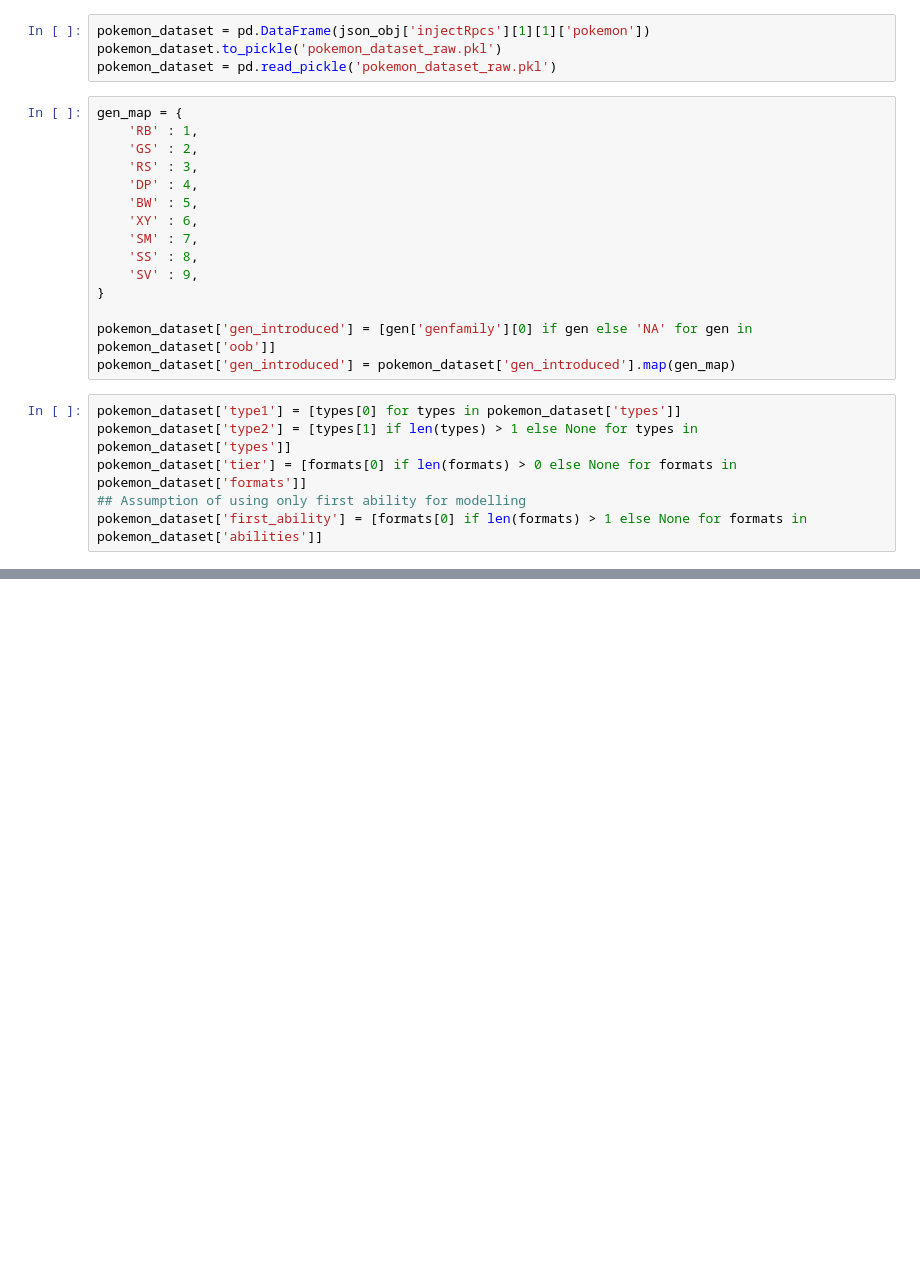
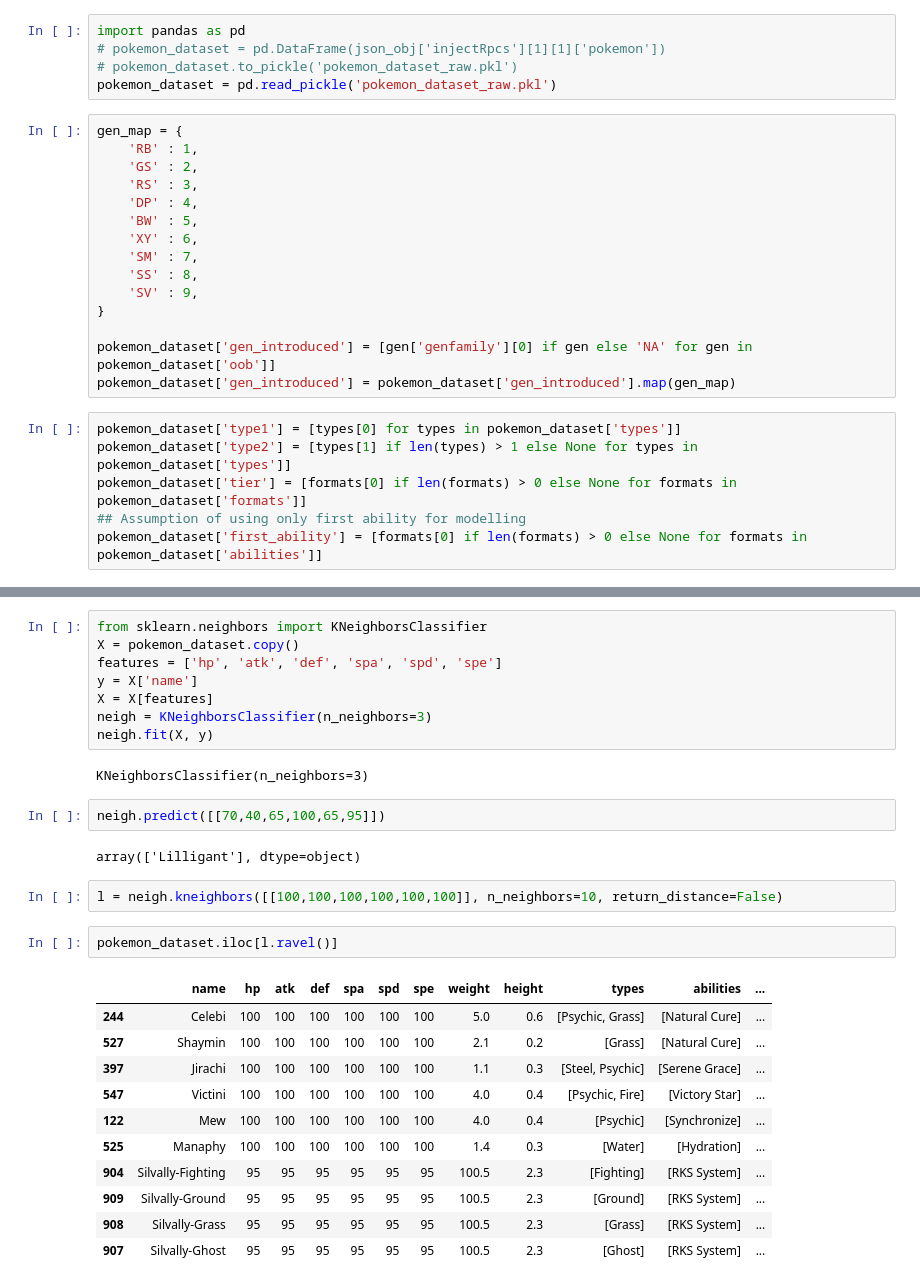
Before and after one commit to jacquex17/pokemon-tiers, a Jupyter notebook: scrape.ipynb, the cells around one changed output, grey strips where cells are left out. Drawn from its saved outputs; the diff is of its cells as text; blank space fills up the shorter version.

Commit message:
added knn for similar pokemon

```diff
--- a/scrape.ipynb
+++ b/scrape.ipynb
@@ -55,8 +17,9 @@ import pandas as pd
 json_str = str(tag)[start_json_index:end_json_index+1]
 json_obj = json.loads(json_str)
 # %%
-pokemon_dataset = pd.DataFrame(json_obj['injectRpcs'][1][1]['pokemon'])
-pokemon_dataset.to_pickle('pokemon_dataset_raw.pkl')
+import pandas as pd
+# pokemon_dataset = pd.DataFrame(json_obj['injectRpcs'][1][1]['pokemon'])
+# pokemon_dataset.to_pickle('pokemon_dataset_raw.pkl')
 pokemon_dataset = pd.read_pickle('pokemon_dataset_raw.pkl')
 # %%
 gen_map = {
@@ -78,7 +41,7 @@ pokemon_dataset['type1'] = [types[0] for types in pokemon_dataset['types']]
 pokemon_dataset['type2'] = [types[1] if len(types) > 1 else None for types in pokemon_dataset['types']]
 pokemon_dataset['tier'] = [formats[0] if len(formats) > 0 else None for formats in pokemon_dataset['formats']]
 ## Assumption of using only first ability for modelling
-pokemon_dataset['first_ability'] = [formats[0] if len(formats) > 1 else None for formats in pokemon_dataset['abilities']]
+pokemon_dataset['first_ability'] = [formats[0] if len(formats) > 0 else None for formats in pokemon_dataset['abilities']]
 # %%
 dataset = pokemon_dataset[['name',
                            'hp',
@@ -126,0 +142,30 @@ Name: correct, dtype: int64
+# %%
+from sklearn.neighbors import KNeighborsClassifier
+X = pokemon_dataset.copy()
+features = ['hp', 'atk', 'def', 'spa', 'spd', 'spe']
+y = X['name']
+X = X[features]
+neigh = KNeighborsClassifier(n_neighbors=3)
+neigh.fit(X, y)
+# %% [output]
+KNeighborsClassifier(n_neighbors=3)
+# %%
+neigh.predict([[70,40,65,100,65,95]])
+# %% [output]
+array(['Lilligant'], dtype=object)
+# %%
+l = neigh.kneighbors([[100,100,100,100,100,100]], n_neighbors=10, return_distance=False)
+# %%
+pokemon_dataset.iloc[l.ravel()]
+# %% [output]
+|  | name | hp | atk | def | spa | spd | spe | weight | height | types | abilities | ... |
+| 244 | Celebi | 100 | 100 | 100 | 100 | 100 | 100 | 5.0 | 0.6 | [Psychic, Grass] | [Natural Cure] | ... |
+| 527 | Shaymin | 100 | 100 | 100 | 100 | 100 | 100 | 2.1 | 0.2 | [Grass] | [Natural Cure] | ... |
+| 397 | Jirachi | 100 | 100 | 100 | 100 | 100 | 100 | 1.1 | 0.3 | [Steel, Psychic] | [Serene Grace] | ... |
+| 547 | Victini | 100 | 100 | 100 | 100 | 100 | 100 | 4.0 | 0.4 | [Psychic, Fire] | [Victory Star] | ... |
+| 122 | Mew | 100 | 100 | 100 | 100 | 100 | 100 | 4.0 | 0.4 | [Psychic] | [Synchronize] | ... |
+| 525 | Manaphy | 100 | 100 | 100 | 100 | 100 | 100 | 1.4 | 0.3 | [Water] | [Hydration] | ... |
+| 904 | Silvally-Fighting | 95 | 95 | 95 | 95 | 95 | 95 | 100.5 | 2.3 | [Fighting] | [RKS System] | ... |
+| 909 | Silvally-Ground | 95 | 95 | 95 | 95 | 95 | 95 | 100.5 | 2.3 | [Ground] | [RKS System] | ... |
+| 908 | Silvally-Grass | 95 | 95 | 95 | 95 | 95 | 95 | 100.5 | 2.3 | [Grass] | [RKS System] | ... |
+| 907 | Silvally-Ghost | 95 | 95 | 95 | 95 | 95 | 95 | 100.5 | 2.3 | [Ghost] | [RKS System] | ... |
```
Also changed, not shown: parts of 19 cells of this notebook.
